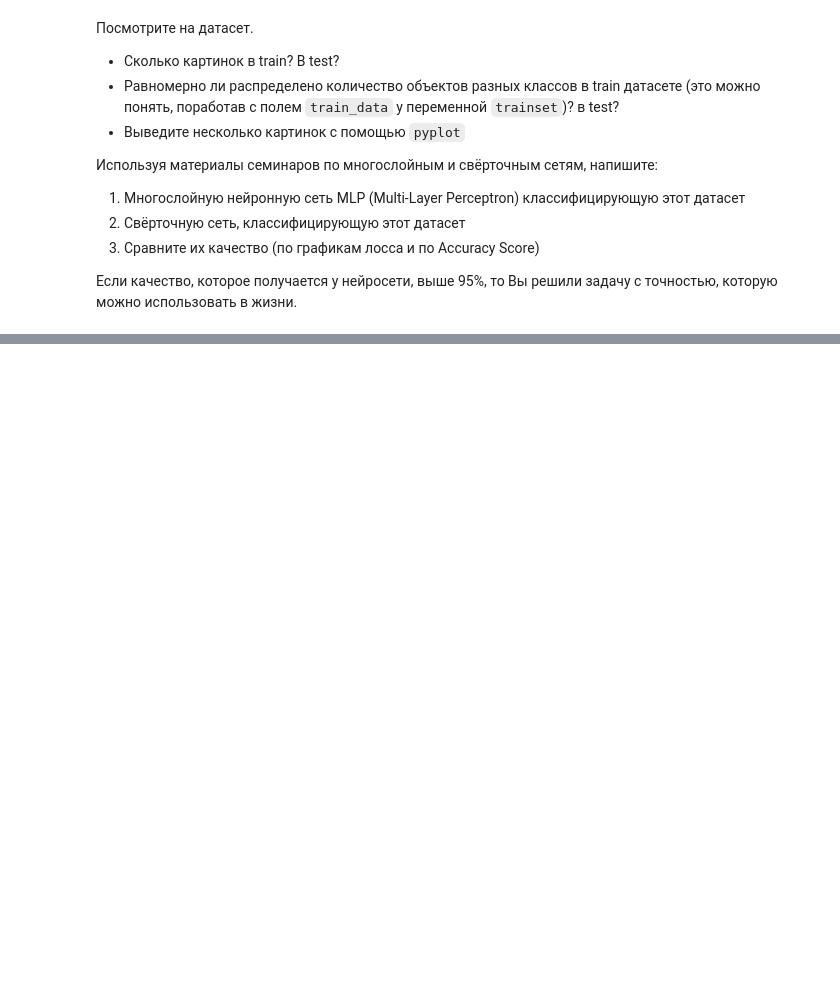
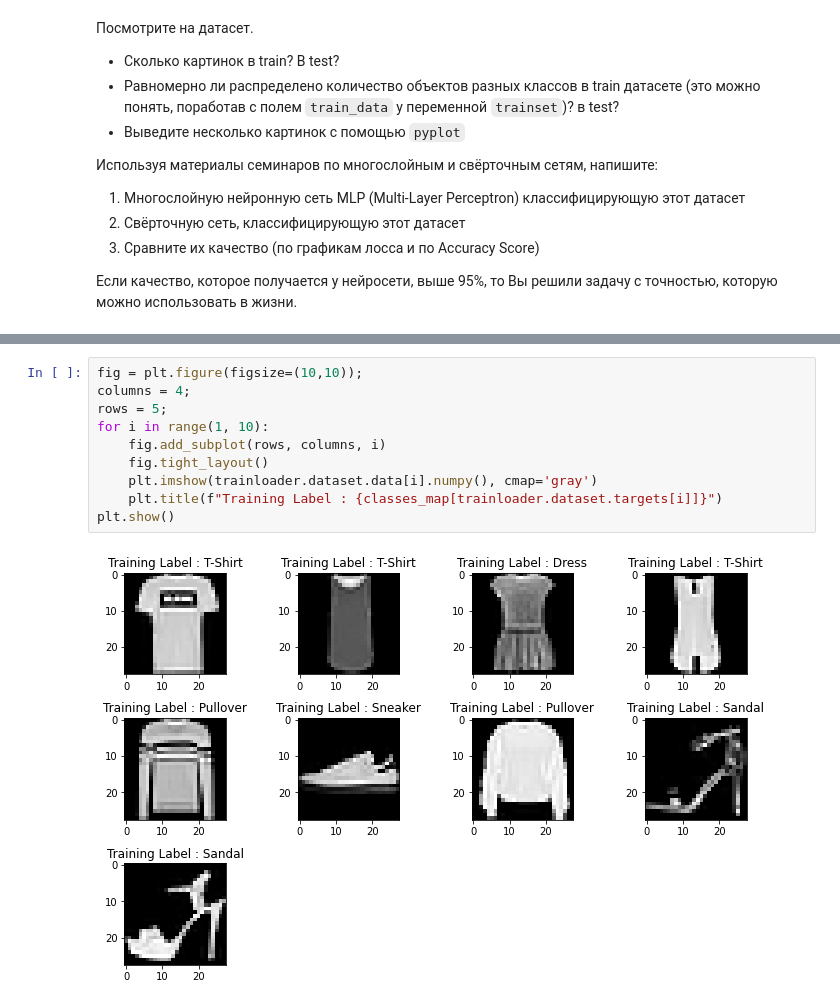
Before and after one commit to VanjaRo/ML-ITMO-Course, a Jupyter notebook: lab7_2.ipynb, the cells around one changed output, grey strips where cells are left out. Saved outputs shown, nothing was run; the diff lists cells and outputs as text; blank space fills up the shorter version.

```diff
--- a/lab7_2.ipynb
+++ b/lab7_2.ipynb
@@ -71,0 +125,12 @@ Done!
+# %%
+fig = plt.figure(figsize=(10,10));
+columns = 4;
+rows = 5;
+for i in range(1, 10):
+    fig.add_subplot(rows, columns, i)
+    fig.tight_layout()
+    plt.imshow(trainloader.dataset.data[i].numpy(), cmap='gray')
+    plt.title(f"Training Label : {classes_map[trainloader.dataset.targets[i]]}")
+plt.show()
+# %% [output]
+[figure, added]
```
Also changed, not shown: parts of 26 cells of this notebook.
